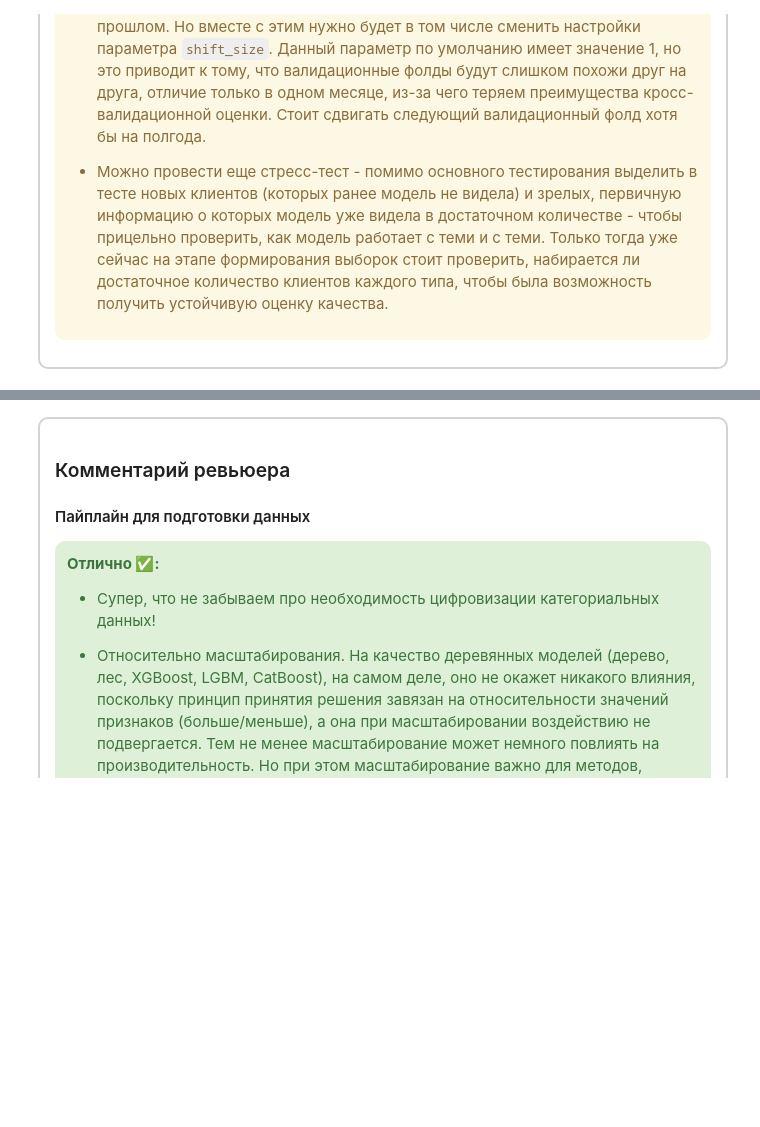
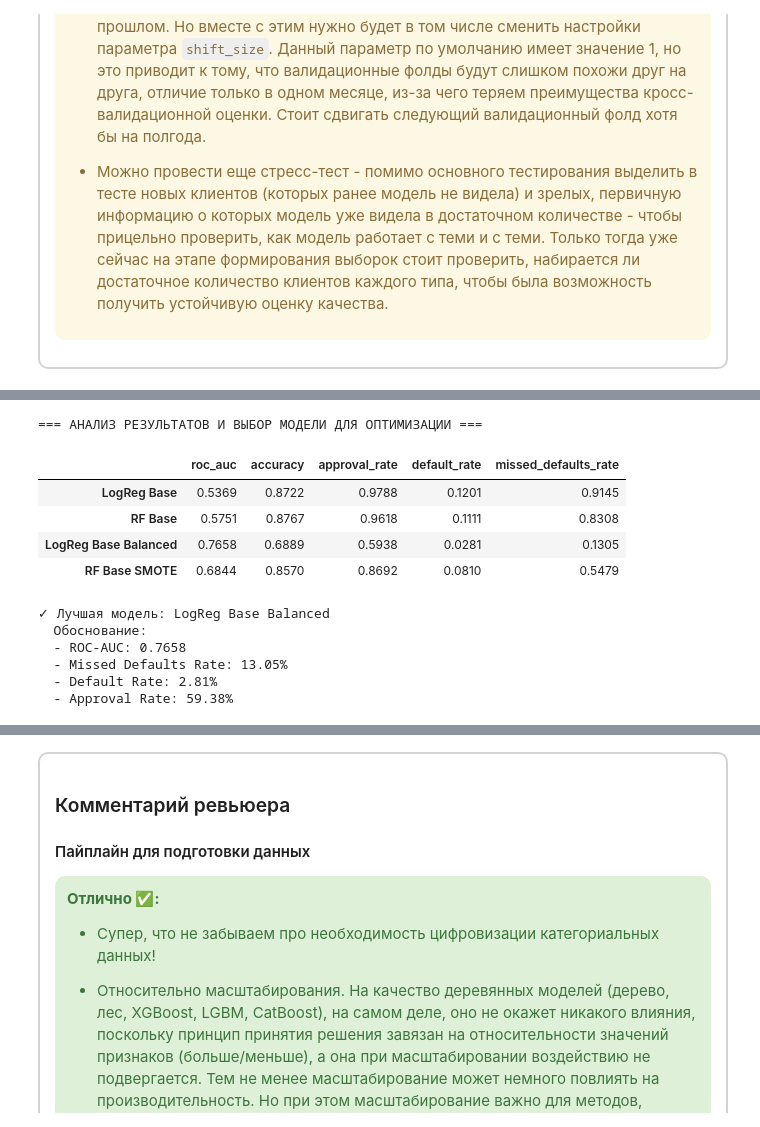
Before and after one commit to MEYakunin/Sprint15_User_Behavior_Scoring, a Jupyter notebook: User_Behavior_Scoring_ver_1.ipynb, the cells around one changed output, grey strips where cells are left out. Drawn from its saved outputs; the diff is of its cells as text; code cells hidden in the pictures; blank space fills up the shorter version.

```diff
--- a/User_Behavior_Scoring_ver_1.ipynb
+++ b/User_Behavior_Scoring_ver_1.ipynb
@@ -1201,0 +1173,21 @@ print(f"Train: {X_train.shape}, Val: {X_val.shape}, Test: {X_test.shape}")
+# %%
+# --- Производим заполнение пропусков на основе прошлых данных ---
+# Отсортировываем данные по клиенту и дате
+final_df = final_df.sort_values(['ID', 'score_date'])
+
+# Группируем по ID и применяем forward fill для всех признаков, кроме ID и target
+cols_to_fill = [col for col in final_df.columns if col not in ['ID', 'target', 'score_date']]
+
+# Для числовых и категориальных признаков используем ffill
+final_df[cols_to_fill] = final_df.groupby('ID')[cols_to_fill].ffill()
+
+# Заполняем оставшиеся пропуски (в начале истории) нулями для чисел и 'unknown' для строк
+num_cols = final_df.select_dtypes(include=['number']).columns.tolist()
+cat_cols = final_df.select_dtypes(include=['object', 'category']).columns.tolist()
+
+# Исключаем ID и target
+num_cols = [c for c in num_cols if c not in ['ID', 'target']]
+cat_cols = [c for c in cat_cols if c not in ['ID']]
+
+final_df[num_cols] = final_df[num_cols].fillna(0)
+final_df[cat_cols] = final_df[cat_cols].fillna('unknown')
@@ -1240,15 +1301,6 @@ def missed_defaults_rate(y_true, y_pred):
     if np.sum(actual_positives) == 0: return 0
     return np.sum((y_pred == 0) & actual_positives) / np.sum(actual_positives)
 
-def print_metrics(y_true, y_pred, y_prob, set_name):
-    print(f"--- Метрики на {set_name} ---")
-    print(f"ROC-AUC: {roc_auc_score(y_true, y_prob):.4f}")
-    print(f"Accuracy: {accuracy_score(y_true, y_pred):.4f}")
-    print(f"Approval Rate: {approval_rate(y_true, y_pred):.2%}")
-    print(f"Default Rate: {default_rate(y_true, y_pred):.2%}")
-    print(f"Missed Defaults Rate: {missed_defaults_rate(y_true, y_pred):.2%}")
-    print("-" * 30)
-
 scoring = {
     'roc_auc': make_scorer(roc_auc_score),
     'accuracy': make_scorer(accuracy_score),
@@ -1258,7 +1310,12 @@ scoring = {
 }
 
 def cross_validate_group(model, X, y, groups, cv_splits=3):
-    cv = GroupTimeSeriesSplit(n_splits=cv_splits, test_size=3)
+    cv = GroupTimeSeriesSplit(
+        test_size=12,
+        n_splits=cv_splits,
+        shift_size=6,
+        window_type='expanding'
+    )
     scores = cross_validate(
         model, X, y, groups=groups, cv=cv,
         scoring=scoring, return_train_score=False,
@@ -1344,0 +1409,31 @@ for name, model in models.items():
+# %%
+# --- Аналитический выбор лучшей модели для оптимизации ---
+print("=== АНАЛИЗ РЕЗУЛЬТАТОВ И ВЫБОР МОДЕЛИ ДЛЯ ОПТИМИЗАЦИИ ===")
+
+# Создаем DataFrame для удобного сравнения
+results_df = pd.DataFrame(cv_results).T
+display(results_df.round(4))
+# %% [output]
+=== АНАЛИЗ РЕЗУЛЬТАТОВ И ВЫБОР МОДЕЛИ ДЛЯ ОПТИМИЗАЦИИ ===
+|  | roc_auc | accuracy | approval_rate | default_rate | missed_defaults_rate |
+| LogReg Base | 0.5369 | 0.8722 | 0.9788 | 0.1201 | 0.9145 |
+| RF Base | 0.5751 | 0.8767 | 0.9618 | 0.1111 | 0.8308 |
+| LogReg Base Balanced | 0.7658 | 0.6889 | 0.5938 | 0.0281 | 0.1305 |
+| RF Base SMOTE | 0.6844 | 0.8570 | 0.8692 | 0.0810 | 0.5479 |
+# %%
+# Находим лучшую модель по минимизация пропущенных дефолтов
+best_model_name = min(cv_results, key=lambda x: cv_results[x]['missed_defaults_rate'])
+
+print(f"✓ Лучшая модель: {best_model_name}")
+print(f"  Обоснование:")
+print(f"  - ROC-AUC: {cv_results[best_model_name]['roc_auc']:.4f}")
+print(f"  - Missed Defaults Rate: {cv_results[best_model_name]['missed_defaults_rate']:.2%}")
+print(f"  - Default Rate: {cv_results[best_model_name]['default_rate']:.2%}")
+print(f"  - Approval Rate: {cv_results[best_model_name]['approval_rate']:.2%}")
+# %% [output]
+✓ Лучшая модель: LogReg Base Balanced
+  Обоснование:
+  - ROC-AUC: 0.7658
+  - Missed Defaults Rate: 13.05%
+  - Default Rate: 2.81%
+  - Approval Rate: 59.38%
```
Also changed, not shown: parts of 13 cells of this notebook, 1 other file.
